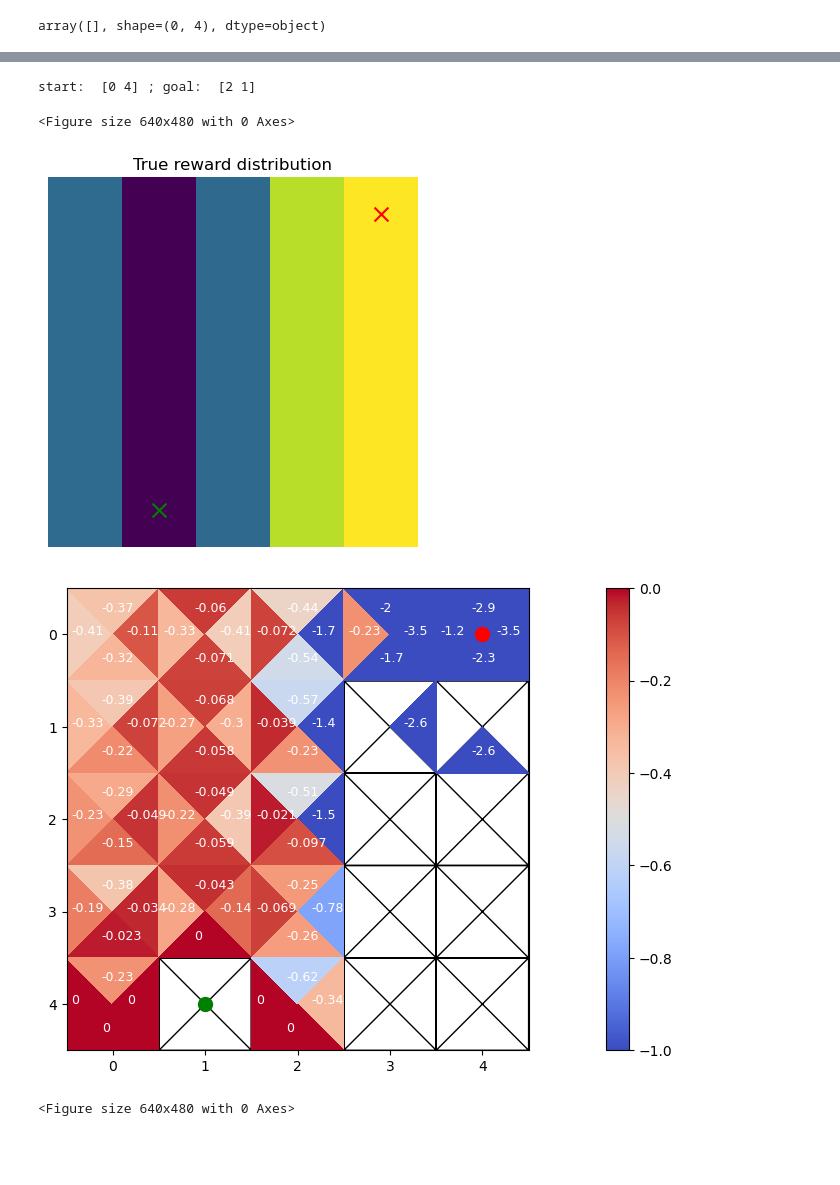
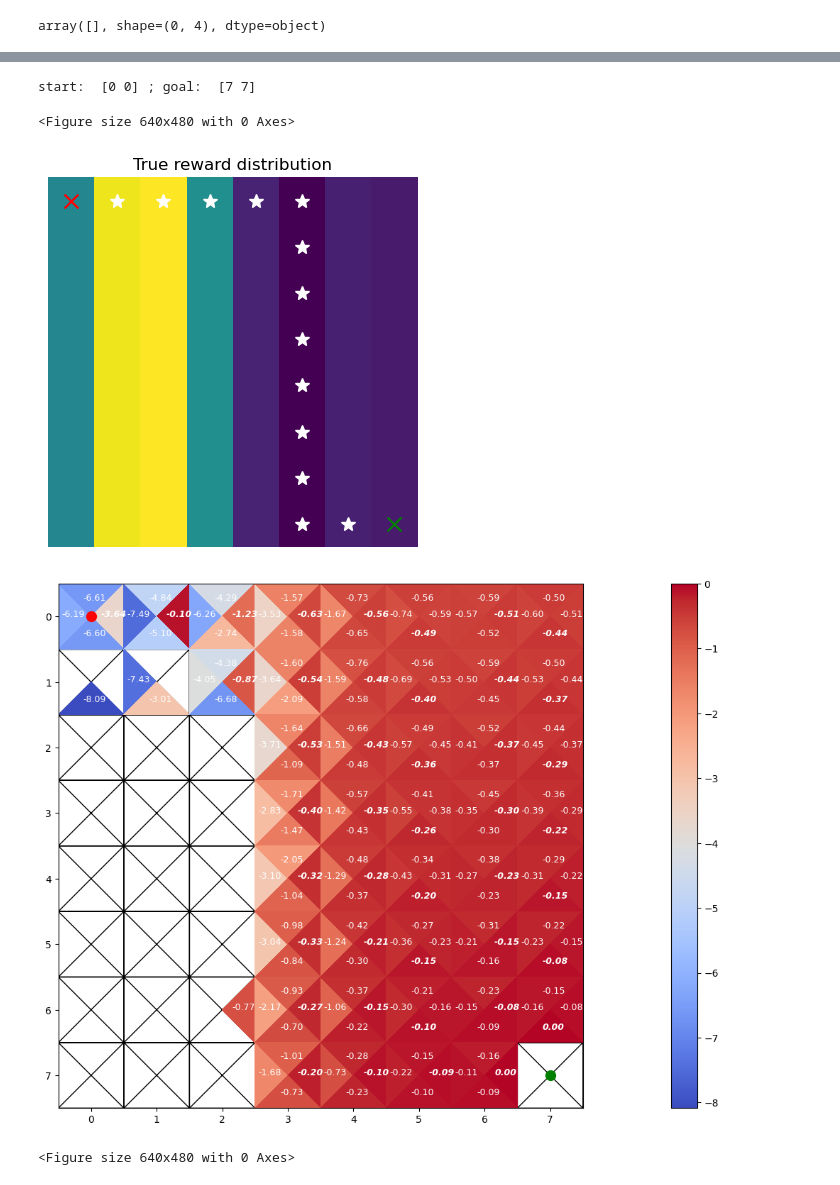
Before and after one commit to tgham/context_exploration, a Jupyter notebook: GP_worlds.ipynb, the cells around one changed output, grey strips where cells are left out. Saved outputs shown, nothing was run; the diff lists cells and outputs as text; code cells hidden in the pictures; blank space fills up the shorter version.

Commit message:
pre switch back to tree costs

```diff
--- a/GP_worlds.ipynb
+++ b/GP_worlds.ipynb
@@ -1147,5 +1129,5 @@ sns.boxplot(data = df_sim, x = 'true_k', y = 'score', hue = 'agent')
 # %%
-N=5
+N=8
 true_k = 'rbf_x'
 inf_k = 'known'
 r_noise = 0
@@ -1160,50 +1142,29 @@ tree = Tree(N)
 MCTS = MonteCarloTreeSearch(env=env_copy, tree=tree)
 assert MCTS.env.sim == True
 assert env_copy.sim==True
-n_trees = 1000
+n_trees = 50000
 action = MCTS.search(tree, n_trees)
 print()
-# MCTS.tree.show()
+tree_q = tree.action_tree()
 # %% [output]
-start:  [0 4] ; goal:  [2 1]
+start:  [0 0] ; goal:  [7 7]
-# %%
-from collections import deque
-
-
-## average over all nodes in the tree
-tree_q = np.zeros((N, N, 4))
-tree_q_counts = np.zeros((N, N, 4))
-queue = deque([tree.root])
-while queue:
-    node = queue.popleft()
-    for child in tree.children(node):
-        tree_q[node.state[0], node.state[1], child.action] += child.performance
-        tree_q_counts[node.state[0], node.state[1], child.action] += 1
-        queue.append(child)
-tree_q /= tree_q_counts
-
-## or just standard saving??
-# tree_q = np.zeros((N, N, 4)) + np.nan
-# tree_q_counts = np.zeros((N, N, 4))
-# queue = deque([tree.root])
-# while queue:
-#     node = queue.popleft()
-#     for child in tree.children(node):
-#         tree_q[node.state[0], node.state[1], child.action] = child.performance
-#         tree_q_counts[node.state[0], node.state[1], child.action] += 1
-#         queue.append(child)
 # %%
-plot_r(env.costs, ax = plt.subplot(), title = 'True reward distribution')
+## plot env
+ax = plt.subplot()
+plot_r(env.costs, ax = ax, title = 'True reward distribution')
 plt.scatter(info['agent'][1]+0.5, info['agent'][0]+0.5, c = 'r', s = 100, marker = 'x')
 plt.scatter(info['target'][1]+0.5, info['target'][0]+0.5, c = 'g', s = 100, marker = 'x')
+plot_traj([env.o_traj], ax = ax)
+
+## plot tree
 p = plot_action_tree(tree_q, info['agent'], info['target'])
 # p.set_title(['start: ', info['agent'],', goal:', info['target']])
 plt.figure()
 ## plot start and goal
 # %% [output]
 <Figure size 640x480 with 0 Axes>
-[figure, old version]
+[figure, new version]
-[figure, old version]
+[figure, new version]
 <Figure size 640x480 with 0 Axes>
 # %%
 tree.show()
```
Also changed, not shown: parts of 6 cells of this notebook, 3 other files.
